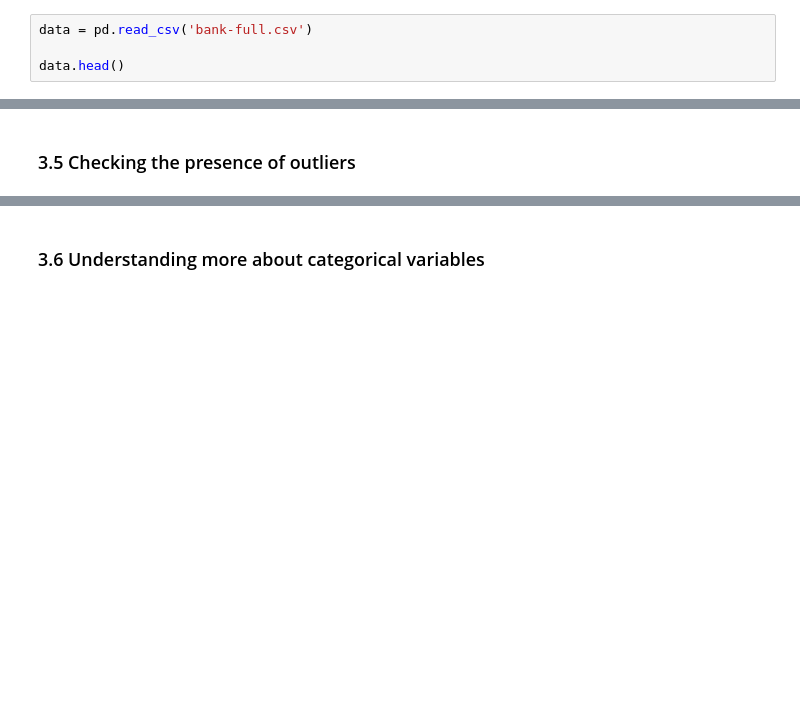
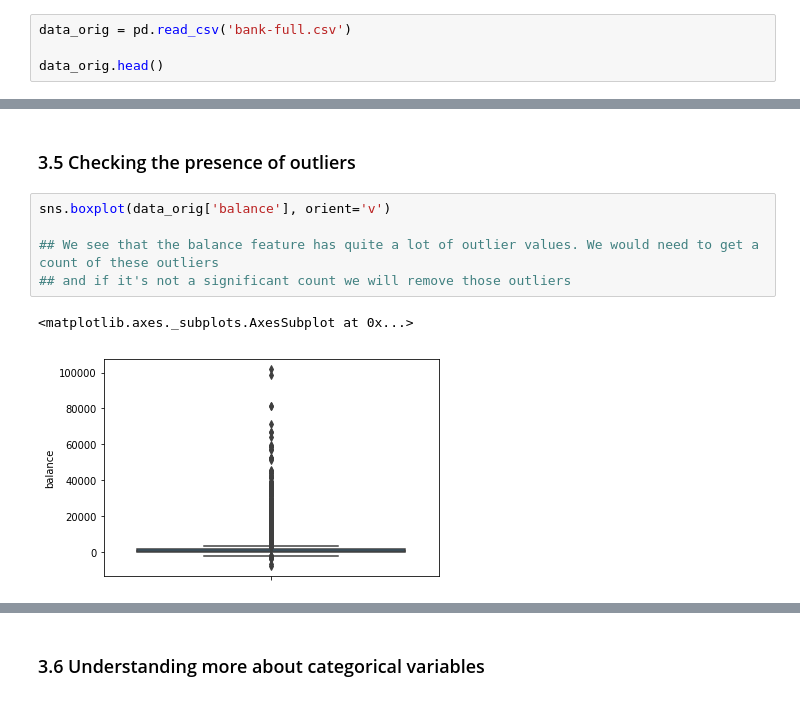
Before and after one commit to rsjain1978/ensemble-ml-systems, a Jupyter notebook: direct-marketing-compaign-bank/compaign.ipynb, the cells around one changed output, grey strips where cells are left out. Saved outputs shown, nothing was run; the diff lists cells and outputs as text; blank space fills up the shorter version.

```diff
--- a/direct-marketing-compaign-bank/compaign.ipynb
+++ b/direct-marketing-compaign-bank/compaign.ipynb
@@ -8,9 +8,9 @@ import matplotlib.pyplot as plt
 # %% [markdown]
 # 2. Read the data as a data frame
 # %%
-data = pd.read_csv('bank-full.csv')
+data_orig = pd.read_csv('bank-full.csv')
 
-data.head()
+data_orig.head()
 # %% [output]
 |  | age | job | marital | education | default | balance | housing | loan | contact | day | month | ... |
 | 0 | 58 | management | married | tertiary | no | 2143 | yes | no | unknown | 5 | may | ... |
@@ -127,2 +101,10 @@ dtype: int64
 # %% [markdown]
 ### 3.5 Checking the presence of outliers
+# %%
+sns.boxplot(data_orig['balance'], orient='v')
+
+## We see that the balance feature has quite a lot of outlier values. We would need to get a count of these outliers
+## and if it's not a significant count we will remove those outliers
+# %% [output]
+<matplotlib.axes._subplots.AxesSubplot at 0x...>
+[figure, added]
```
Also changed, not shown: parts of 47 cells of this notebook.
